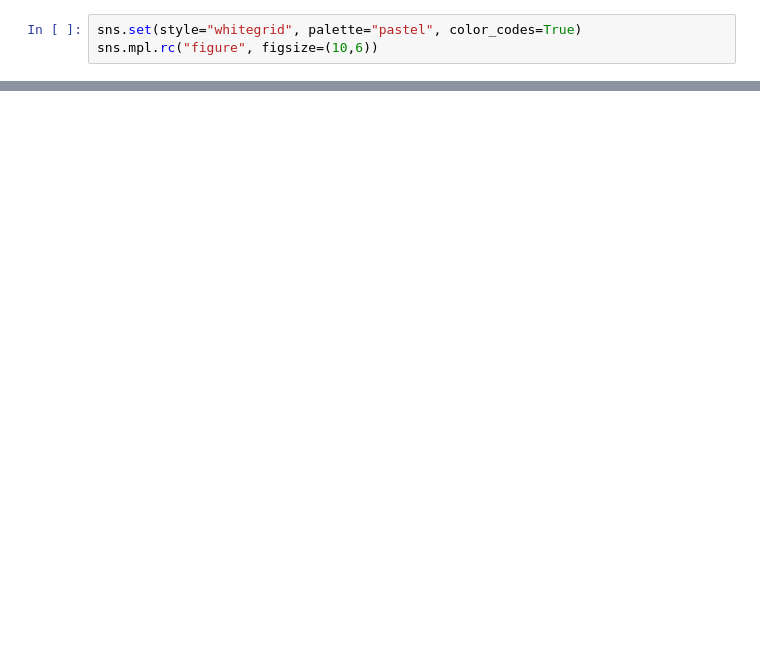
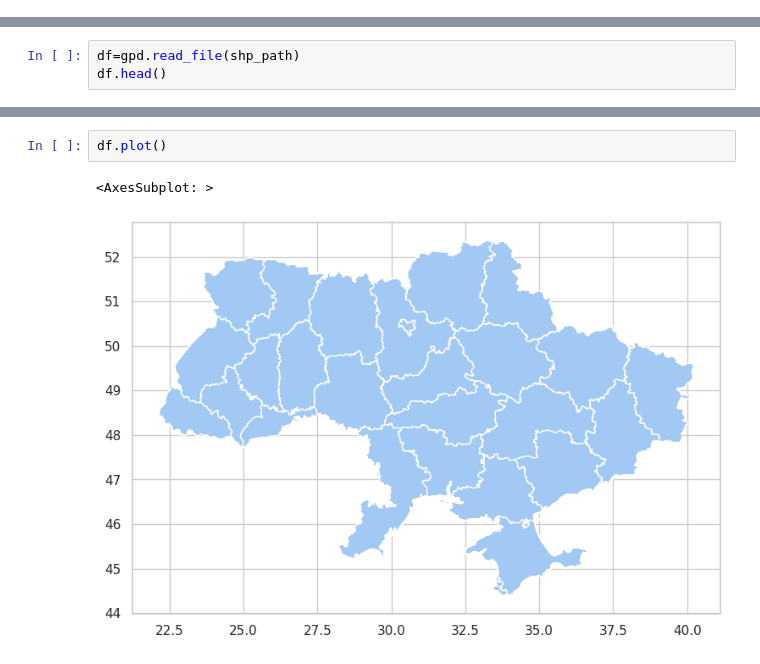
Before and after one commit to alorthius/tarilka, a Jupyter notebook: proj.ipynb, the cells around one changed output, grey strips where cells are left out. Saved outputs shown, nothing was run; the diff lists cells and outputs as text; blank space fills up the shorter version.

```diff
--- a/proj.ipynb
+++ b/proj.ipynb
@@ -4,8 +4,5 @@ import pandas as pd
 import shapefile as shp
 import matplotlib.pyplot as plt
 import seaborn as sns
-# %%
-sns.set(style="whitegrid", palette="pastel", color_codes=True)
-sns.mpl.rc("figure", figsize=(10,6))
 # %%
 shp_path = "data/UKR_adm1.shp"
@@ -36,0 +9,3 @@ plot_map(sf)
+# %%
+df=gpd.read_file(shp_path)
+df.head()
@@ -36,0 +19,5 @@ plot_map(sf)
+# %%
+df.plot()
+# %% [output]
+<AxesSubplot: >
+[figure, added]
```
Also changed, not shown: parts of 7 cells of this notebook.
